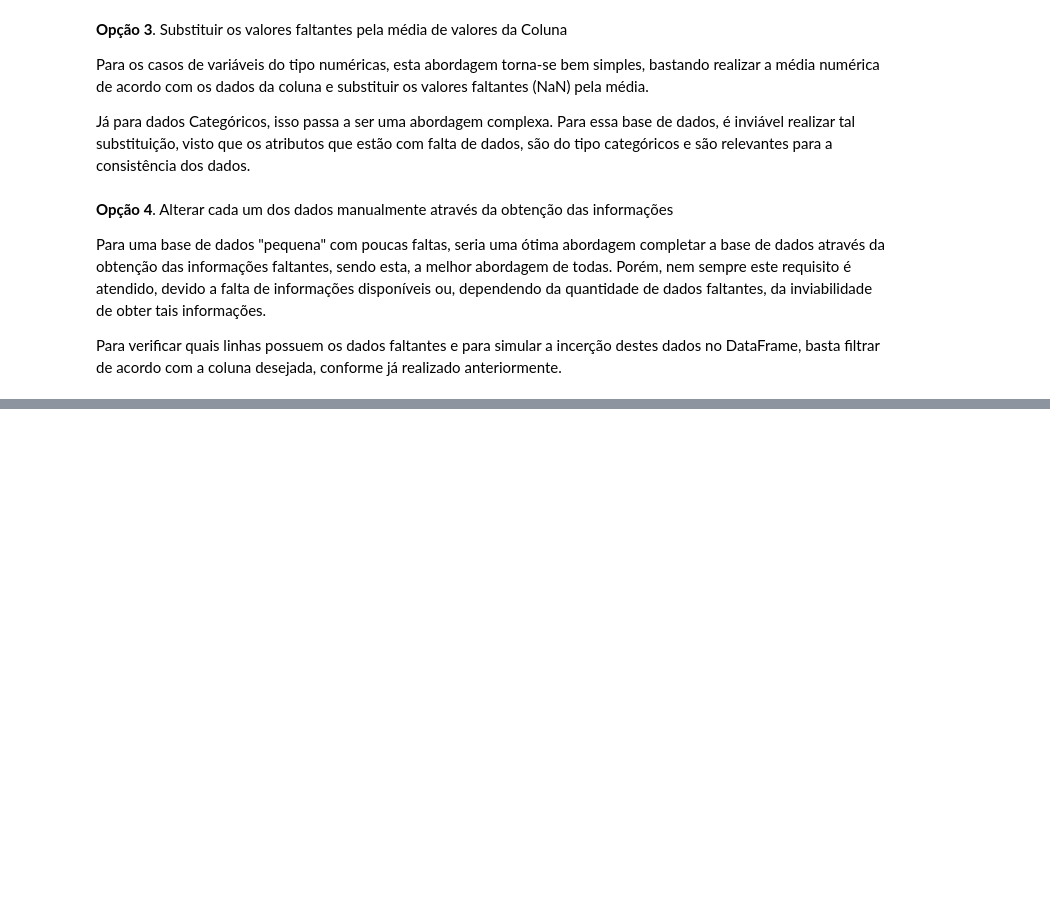
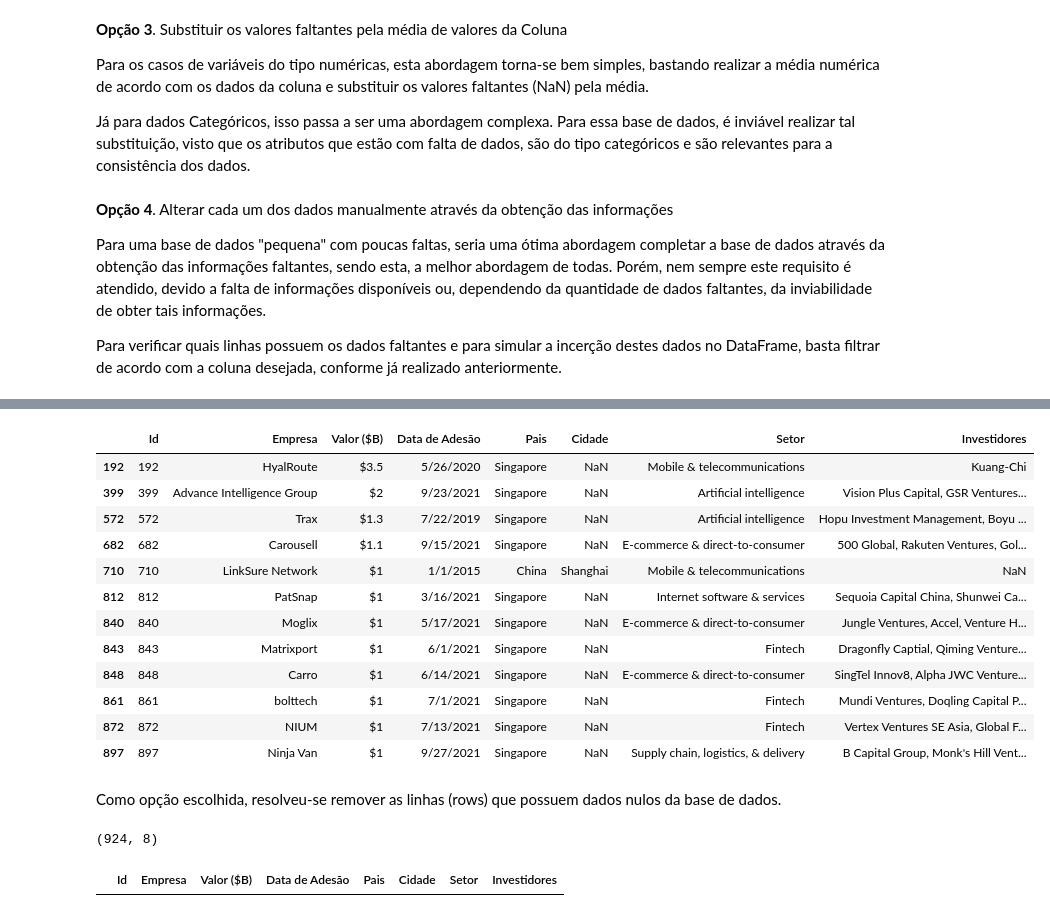
Before and after one commit to willianjcampos/python-analise-dados, a Jupyter notebook: 1 - Empresas Unicórnios/EstudoBaseDados.ipynb, the cells around one changed output, grey strips where cells are left out. Drawn from its saved outputs; the diff is of its cells as text; code cells hidden in the pictures; blank space fills up the shorter version.

```diff
--- a/1 - Empresas Unicórnios/EstudoBaseDados.ipynb
+++ b/1 - Empresas Unicórnios/EstudoBaseDados.ipynb
@@ -202,0 +285,5 @@ df_aux.loc[pd.isnull(df_aux['Cidade'])]
+# %%
+df.loc[df['Pais'] == 'United States,', 'Pais'] = 'United States'
+df.loc[df['Pais'] == 'Indonesia,', 'Pais'] = 'Indonesia'
+df.loc[df['Pais'] == 'Hong Kong', 'Cidade'] = 'Hong Kong'
+df.loc[df['Pais'] == 'Hong Kong', 'Pais'] = 'China'
@@ -202,0 +310,31 @@ df_aux.loc[pd.isnull(df_aux['Cidade'])]
+# %%
+df[df.isna().any(axis=1)]
+# %% [output]
+|  | Id | Empresa | Valor ($B) | Data de Adesão | Pais | Cidade | Setor | Investidores |
+| 192 | 192 | HyalRoute | $3.5 | 5/26/2020 | Singapore | NaN | Mobile & telecommunications | Kuang-Chi |
+| 399 | 399 | Advance Intelligence Group | $2 | 9/23/2021 | Singapore | NaN | Artificial intelligence | Vision Plus Capital, GSR Ventures... |
+| 572 | 572 | Trax | $1.3 | 7/22/2019 | Singapore | NaN | Artificial intelligence | Hopu Investment Management, Boyu ... |
+| 682 | 682 | Carousell | $1.1 | 9/15/2021 | Singapore | NaN | E-commerce & direct-to-consumer | 500 Global, Rakuten Ventures, Gol... |
+| 710 | 710 | LinkSure Network | $1 | 1/1/2015 | China | Shanghai | Mobile & telecommunications | NaN |
+| 812 | 812 | PatSnap | $1 | 3/16/2021 | Singapore | NaN | Internet software & services | Sequoia Capital China, Shunwei Ca... |
+| 840 | 840 | Moglix | $1 | 5/17/2021 | Singapore | NaN | E-commerce & direct-to-consumer | Jungle Ventures, Accel, Venture H... |
+| 843 | 843 | Matrixport | $1 | 6/1/2021 | Singapore | NaN | Fintech | Dragonfly Captial, Qiming Venture... |
+| 848 | 848 | Carro | $1 | 6/14/2021 | Singapore | NaN | E-commerce & direct-to-consumer | SingTel Innov8, Alpha JWC Venture... |
+| 861 | 861 | bolttech | $1 | 7/1/2021 | Singapore | NaN | Fintech | Mundi Ventures, Doqling Capital P... |
+| 872 | 872 | NIUM | $1 | 7/13/2021 | Singapore | NaN | Fintech | Vertex Ventures SE Asia, Global F... |
+| 897 | 897 | Ninja Van | $1 | 9/27/2021 | Singapore | NaN | Supply chain, logistics, & delivery | B Capital Group, Monk's Hill Vent... |
+# %% [markdown]
+Como opção escolhida, resolveu-se remover as linhas (rows) que possuem dados nulos da base de dados.
+# %%
+# Remove as linhas que possuem ao menos uma informação vazia
+df.dropna(inplace=True, ignore_index=True)
+
+# Exibe o tamanho da base de dados após a remoção das linhas
+df.shape
+# %% [output]
+(924, 8)
+# %%
+# Exibe as linhas que possuem dados nulos. Observe que não há informações exibidas.
+df[df.isna().any(axis=1)]
+# %% [output]
+|  | Id | Empresa | Valor ($B) | Data de Adesão | Pais | Cidade | Setor | Investidores |
```
Also changed, not shown: parts of 37 cells of this notebook, 5 other files.
